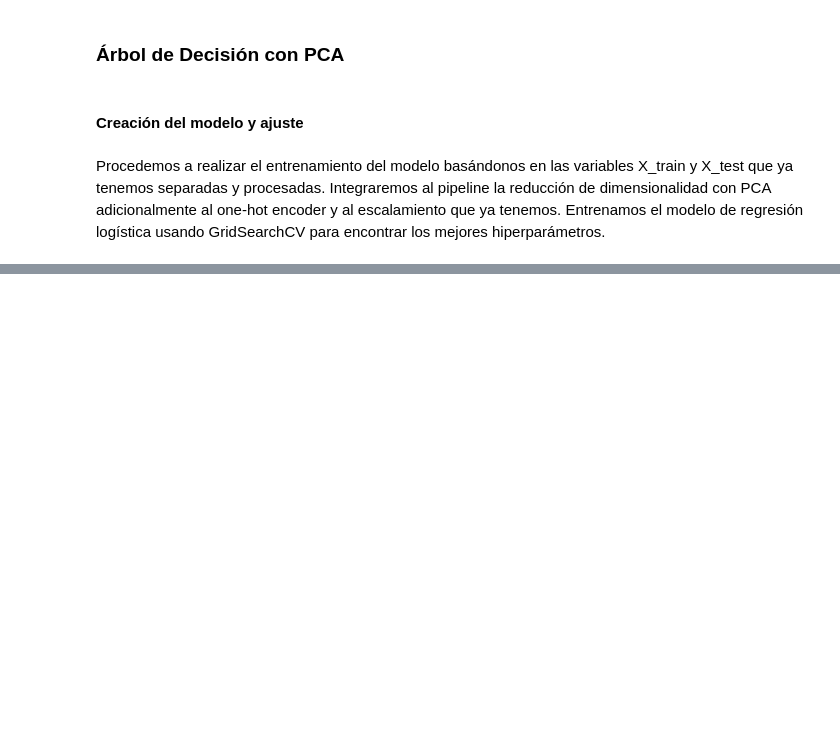
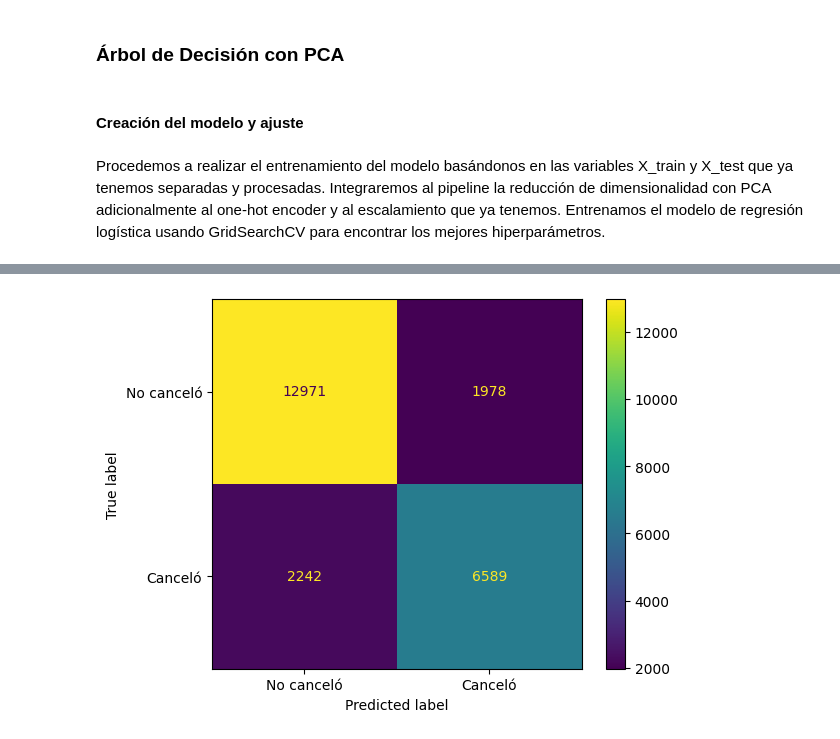
Before and after one commit to Victorh1397/proyecto-final-ml, a Jupyter notebook: notebooks/exploracion/pruebas_rl_arbol_forest.ipynb, the cells around one changed output, grey strips where cells are left out. Saved outputs shown, nothing was run; the diff lists cells and outputs as text; code cells hidden in the pictures; blank space fills up the shorter version.

Commit message:
Evaluate decision tree model with PCA

```diff
--- a/notebooks/exploracion/pruebas_rl_arbol_forest.ipynb
+++ b/notebooks/exploracion/pruebas_rl_arbol_forest.ipynb
@@ -711,0 +714,26 @@ GridSearchCV(cv=5,
+# %%
+# Imprimimos los parámetros que eligió como ganadores
+print("Parámetros ganadores en el entrenamiento:", modelo_dt_pca_cv.best_params_)
+
+# Extraemos el mejor pipeline ya entrenado
+mejor_pipeline = modelo_dt_pca_cv.best_estimator_
+
+# Accedemos al paso específico del PCA dentro de ese pipeline
+pca_entrenado = mejor_pipeline.named_steps['pca']
+
+# Calculamos cuantas columnas teniamos despues de hacer one-hot encoding, que son las columnas que entraron al paso de PCA
+columnas_post_ohe = pca_entrenado.n_features_in_
+
+# Imprimimos la cantidad real de componentes despues de one-hot encoding vs componentes resultantes despues de PCA
+print(f"\nColumnas tras procesamiento de One-Hot Encoding + Escalamiento: {columnas_post_ohe}")
+print(f"El modelo final con PCA se quedó con {pca_entrenado.n_components_} componentes principales.")
+
+
+print(f"\nMejor score obtenido en el entrenamiento: {modelo_dt_pca_cv.best_score_:.2%}")
+
+# Usamos el modelo ganador sobre los datos de prueba (Test)
+y_pred = modelo_dt_pca_cv.predict(X_test)
+
+# Reporte de métricas
+print("\n--- REPORTE DE EVALUACIÓN FINAL ---")
+print(classification_report(y_test, y_pred, digits=4))
@@ -711,0 +757,8 @@ GridSearchCV(cv=5,
+# %%
+# Mostramos la matriz de confusión
+cm = confusion_matrix(y_test, y_pred)
+disp = ConfusionMatrixDisplay(confusion_matrix=cm, display_labels=['No canceló', 'Canceló'])
+disp.plot()
+plt.show()
+# %% [output]
+[figure, added]
```
Also changed, not shown: parts of 3 cells of this notebook.
